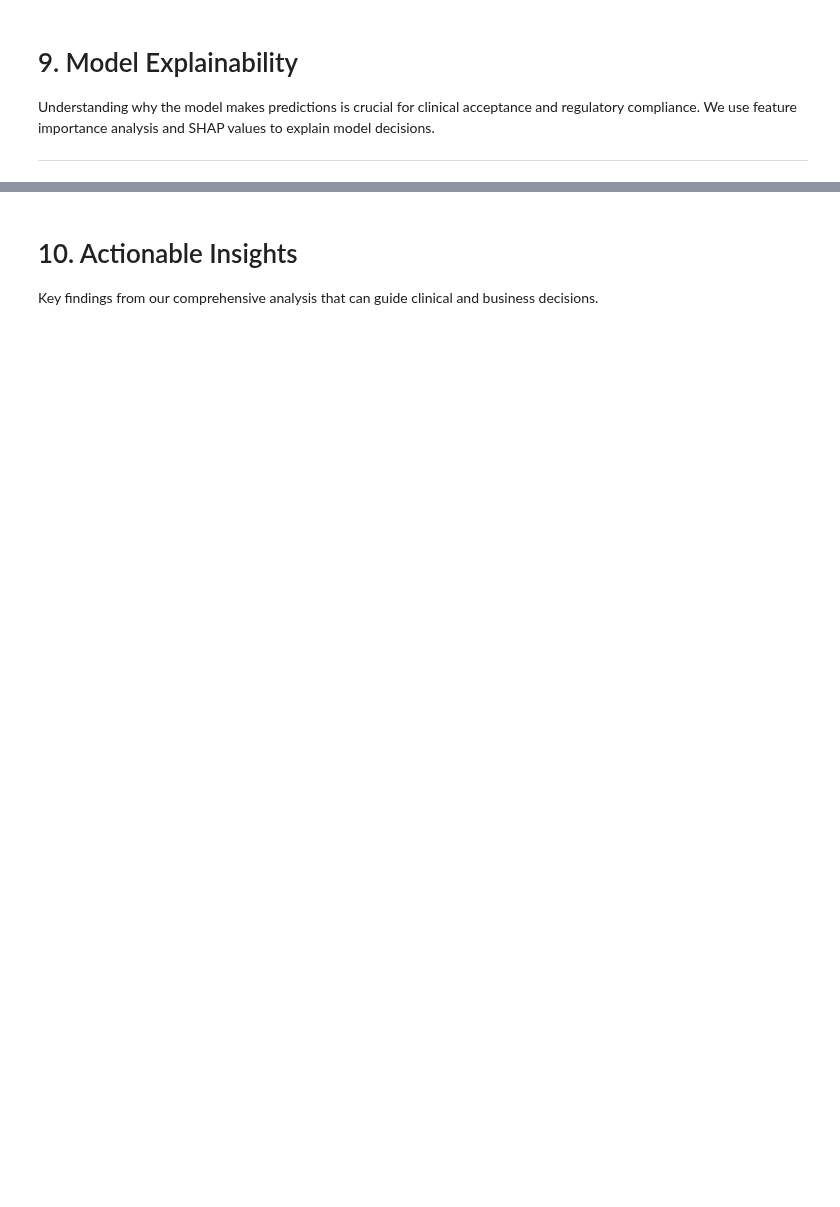
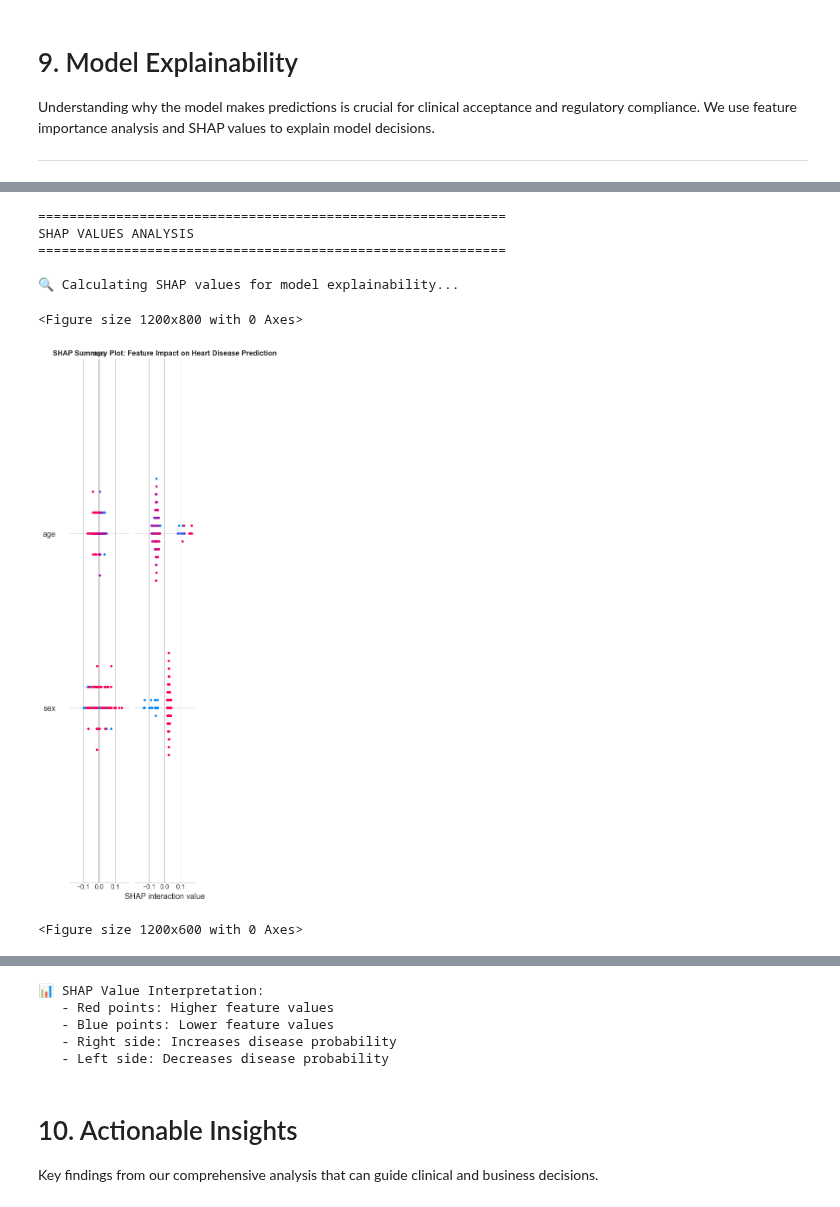
Before and after one commit to AnBinh1703/E1403_DuongBinhAn, a Jupyter notebook: notebook/Heart_Disease_BigData_Analytics_Project.ipynb, the cells around one changed output, grey strips where cells are left out. Drawn from its saved outputs; the diff is of its cells as text; code cells hidden in the pictures; blank space fills up the shorter version.

```diff
--- a/notebook/Heart_Disease_BigData_Analytics_Project.ipynb
+++ b/notebook/Heart_Disease_BigData_Analytics_Project.ipynb
@@ -2023,9 +3740,13 @@ if SHAP_AVAILABLE:
     explainer = shap.TreeExplainer(best_rf)
     shap_values = explainer.shap_values(X_sample)
 
+    # For binary classification, shap_values[1] contains extra base_value column
+    # Use [:,:-1] to get only feature contributions matching X_sample columns
+    shap_vals = shap_values[1][:,:-1] if isinstance(shap_values, list) else shap_values
+
     # SHAP Summary Plot
     plt.figure(figsize=(12, 8))
-    shap.summary_plot(shap_values[1], X_sample, feature_names=feature_names,
+    shap.summary_plot(shap_vals, X_sample, feature_names=feature_names,
                       show=False, max_display=15)
     plt.title('SHAP Summary Plot: Feature Impact on Heart Disease Prediction',
               fontsize=12, fontweight='bold')
@@ -2033,31 +3754,40 @@ if SHAP_AVAILABLE:
     plt.show()
 
     # SHAP Bar Plot
     plt.figure(figsize=(12, 6))
-    shap.summary_plot(shap_values[1], X_sample, feature_names=feature_names,
+    shap.summary_plot(shap_vals, X_sample, feature_names=feature_names,
                       plot_type='bar', show=False, max_display=15)
     plt.title('SHAP Feature Importance (Mean Absolute Impact)',
               fontsize=12, fontweight='bold')
     plt.tight_layout()
     plt.show()
 
     print("\n📊 SHAP Value Interpretation:")
     print("   - Red points: Higher feature values")
     print("   - Blue points: Lower feature values")
     print("   - Right side: Increases disease probability")
     print("   - Left side: Decreases disease probability")
 else:
     print("⚠️ SHAP not available. Install with: pip install shap")
     print("   Proceeding with feature importance only.")
 
     # Alternative visualization
     plt.figure(figsize=(12, 6))
     top_20 = rf_importance.head(20)
     plt.barh(range(len(top_20)), top_20['Importance'].values,
              color=plt.cm.RdYlGn_r(np.linspace(0.2, 0.8, len(top_20))))
     plt.yticks(range(len(top_20)), top_20['Feature'].values)
     plt.xlabel('Importance Score')
     plt.title('Feature Importance Analysis (Alternative to SHAP)', fontsize=12, fontweight='bold')
     plt.gca().invert_yaxis()
     plt.tight_layout()
     plt.show()
+# %% [output]
+============================================================
+SHAP VALUES ANALYSIS
+============================================================
+
+🔍 Calculating SHAP values for model explainability...
+<Figure size 1200x800 with 0 Axes>
+[figure, added]
+<Figure size 1200x600 with 0 Axes>
@@ -2064,3 +3795,8 @@ else:
+📊 SHAP Value Interpretation:
+   - Red points: Higher feature values
+   - Blue points: Lower feature values
+   - Right side: Increases disease probability
+   - Left side: Decreases disease probability
 # %% [markdown]
 # 10. Actionable Insights
 
```
Also changed, not shown: parts of 52 cells of this notebook, 10 other files.
